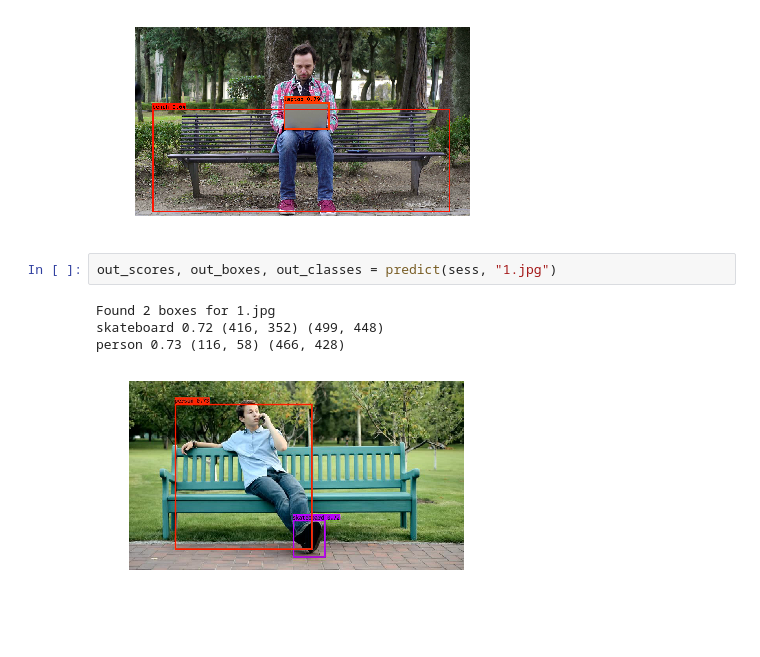
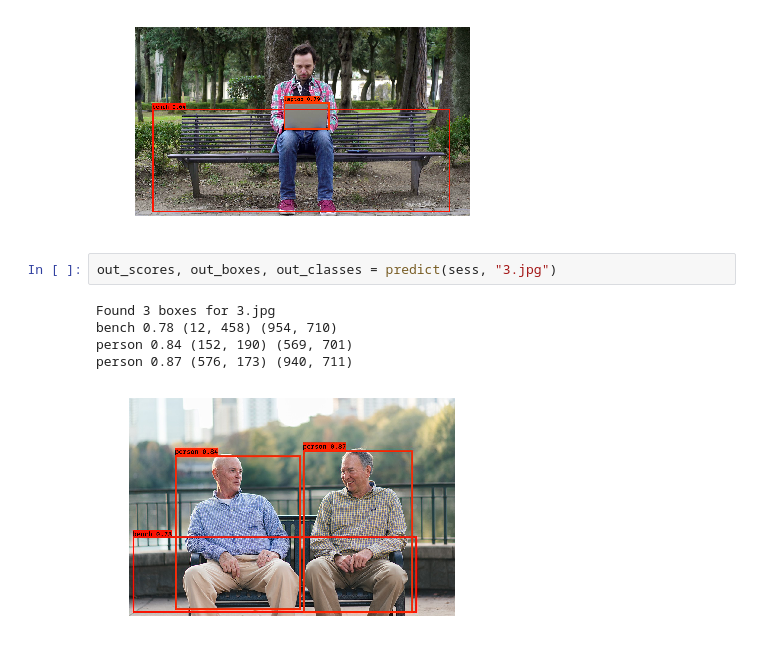
Before and after one commit to manankshastri/Object-Detection, a Jupyter notebook: ObjectDetection-YoloV2.ipynb, the cells around one changed output. Saved outputs shown, nothing was run; the diff lists cells and outputs as text; blank space fills up the shorter version.

Commit message:
fixed boundary boxes

```diff
--- a/ObjectDetection-YoloV2.ipynb
+++ b/ObjectDetection-YoloV2.ipynb
@@ -271,9 +271,10 @@ bench 0.64 (100, 467) (1807, 1059)
 laptop 0.79 (852, 430) (1117, 585)
 [figure]
 # %%
-out_scores, out_boxes, out_classes = predict(sess, "1.jpg")
+out_scores, out_boxes, out_classes = predict(sess, "3.jpg")
 # %% [output]
-Found 2 boxes for 1.jpg
-skateboard 0.72 (416, 352) (499, 448)
-person 0.73 (116, 58) (466, 428)
+Found 3 boxes for 3.jpg
+bench 0.78 (12, 458) (954, 710)
+person 0.84 (152, 190) (569, 701)
+person 0.87 (576, 173) (940, 711)
-[figure, old version]
+[figure, new version]
```
Also changed, not shown: 6 other files.
